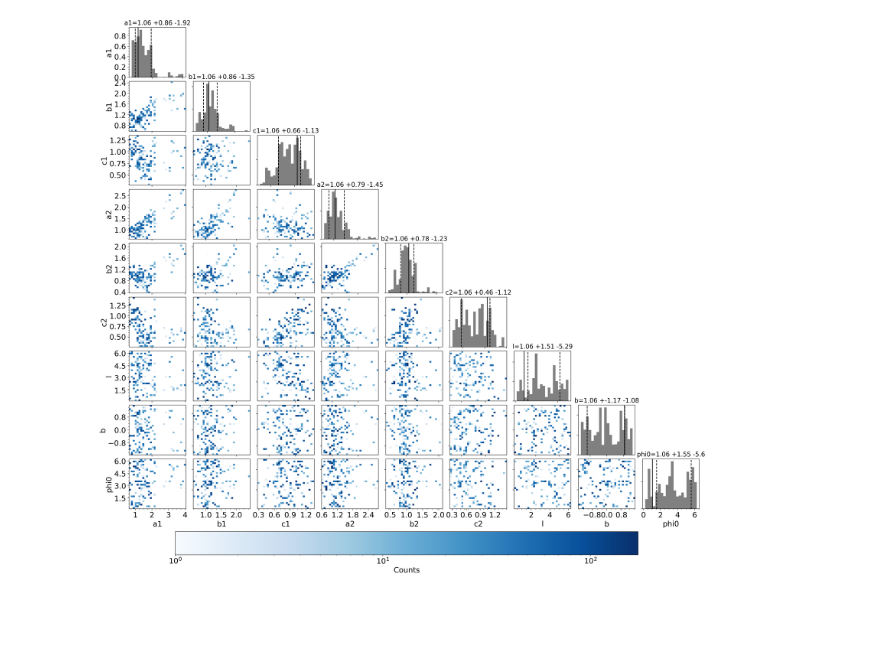
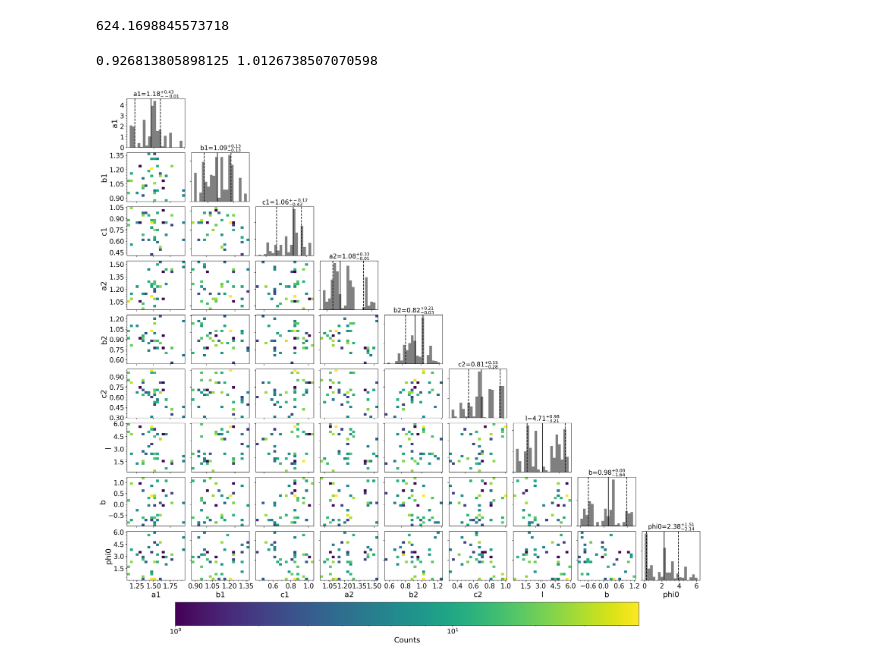
Before and after one commit to IgorEnergyOne/Binary_mcmc, a Jupyter notebook: double_mcmc_binary.ipynb, the cells around one changed output. Saved outputs shown, nothing was run; the diff lists cells and outputs as text; code cells hidden in the pictures; blank space fills up the shorter version.

```diff
--- a/double_mcmc_binary.ipynb
+++ b/double_mcmc_binary.ipynb
@@ -317,21 +212,23 @@ nan nan
 # pickle.dump(sampler, file=file_pick)
 # %%
 import pickle
-file_pick = open('both_mcmc_test.obj', 'rb')
-#file_pick = open('mcmc_results_keyinterrupt.obj', 'rb')
+file_pick = open('mcmc_results.obj', 'rb')
 sampler = pickle.load(file_pick)
 # %%
 samples_flat = sampler.flatchain
 samples = sampler.get_chain(flat=True)
-flat_ln = sampler.flatlnprobability #[np.isfinite(sampler.flatlnprobability)]
+flat_ln = sampler.flatlnprobability#[np.isfinite(sampler.flatlnprobability)]
+samples = samples[np.argwhere(flat_ln != -np.inf), :][:, 0]
 min_arg = flat_ln.argmax()
 min_chi = flat_ln[min_arg]
-print(f'len_samples_flat: {len(samples_flat)}')
+print(f'len_samples_all: {len(samples_flat)}', f'len_samples_notna: {len(samples)}')
 print(f"min_arg: {min_arg}, min_chi: {min_chi}")
 best_params = samples_flat[min_arg]
+#best_params = np.insert(best_params, 0, 1.0)
 print("""best_params: a1 = {:.2f},  b1 = {:.2f}, c1 = {:.2f},
              a2 = {:.2f}, b2 = {:.2f}, c2 = {:.2f},
              lon = {:.2f}, lat = {:.2f}, phase = {:.2f}""".format(*best_params))
-#best_params = np.insert(best_params, 0, 1.0)
-print('best:      ', [round(param, 3) for param in best_params])
+
+
+print('best:      ', [round(param, 4) for param in best_params])
 # %% [output]
@@ -348,21 +241,30 @@ pickle.dump(sampler, file=file_pick)
+# %%
+(best_params[0] * best_params[1] * best_params[2] + best_params[3] * best_params[4] * best_params[5])**1/3 * 2 * 450
+# %% [output]
+624.1698845573718
+# %%
+b1_a1 = best_params[1] / best_params[0]
+b1_a2 = best_params[1] / best_params[3]
+print(b1_a1, b1_a2)
+# %% [output]
+0.926813805898125 1.0126738507070598
 # %%
-# Number of parameters
-from matplotlib.colors import LogNorm
-import matplotlib.ticker as ticker
+data = samples[:, :9]
+#data = samples[np.argwhere(flat_ln >= min_chi*1.3), :9][:, 0]
+num_params = data.shape[1]
 
-data = samples
-num_params = data.shape[1]
 labels=["a1", "b1", "c1", "a2", "b2", "c2", "l", "b", "phi0"]
 
 plt.rcParams['figure.facecolor'] = 'white'
 plt.rcParams['axes.labelsize'] = 18
-plt.rcParams['xtick.labelsize'] = 18
-plt.rcParams['ytick.labelsize'] = 18
+plt.rcParams['xtick.labelsize'] = 16
+plt.rcParams['ytick.labelsize'] = 16
 plt.rcParams['axes.titlesize'] = 15
 # Create a figure with subplots
 fig, axes = plt.subplots(num_params, num_params, figsize=(20, 20), dpi=200)
-bins_heat = 30
+bins_heat = 20
 bins_hist = 20
+best_params_hist = samples_flat[min_arg]
 
 # Variable to store the mappable object for the colorbar
 mappable = None
@@ -373,53 +275,67 @@ for i in range(num_params):
             # Skip the upper triangle and diagonal
             axes[i, j].axis('off')
         elif i == j:
+            # get the desired percentiles
+            data_axis = data[:, i]
+            p16 = np.percentile(data_axis, q=16)
+            p84 = np.percentile(data_axis, q=84)
+            median = np.median(data_axis)
+            # data_axis = data_axis[(data_axis >= p16) & (data_axis <= p84)]
             # Diagonal: plot histograms
-            axes[i, j].hist(data[:, i], bins=bins_hist, color='gray', density=True)
-            p16 = np.percentile(data[:, i], 16)
-            p84 = np.percentile(data[:, i], 84)
-            median = np.median(data)
+            axes[i, j].hist(data_axis, bins=bins_hist, color='gray', density=True)
+
+
             axes[i, j].axvline(median, color='black')
             axes[i, j].axvline(p16, color='black', linestyle='--')
             axes[i, j].axvline(p84, color='black', linestyle='--')
             # Add title with median and percentiles
-            # axes[i, j].title.set_text(r'{0}=${1}^{2}$_{3}$'.format(labels[i],
-            #                                                        round(median,2), round(p16, 2), round(p84, 2)))
-            axes[i, j].title.set_text('{0}={1} +{2} -{3}'.format(labels[i],
-                                                               round(median,2), round(p16, 2), round(p84, 2)))
+            axes[i, j].title.set_text(r'%s=${%.2f}_{-%.2f}^{+%.2f}$' % (labels[i], round(best_params_hist[i],2),
+                                                                  round(best_params_hist[i]-p16, 2), round(p84 - best_params_hist[i], 2)))
         else:
             # Off-diagonal: plot scatter plots
-            h = axes[i, j].hist2d(data[:, j], data[:, i], bins=bins_heat, cmap='Blues', norm=LogNorm())
+            data_j = data[:, j]
+            data_i = data[:, i]
+            p16j = np.percentile(data_j, q=0)
+            p84j = np.percentile(data_j, q=100)
+            idx_j = np.argwhere((data_j >= p16j) & (data_j <= p84j))
+            # get the indexes for the 16th and 84th percentiles
+            # p16i = np.percentile(data_i, q=16)
+            # p84i = np.percentile(data_i, q=84)
+            # data_i = data_i[(data_i >= p16) & (data_i <= p84)]
+
+            h = axes[i, j].hist2d(data_j[idx_j][:, 0], data_i[idx_j][:, 0], bins=bins_heat, cmap='viridis', norm=LogNorm())
             if mappable is None:
                 mappable = h[3]  # Store the mappable object for the colorbar
             #axes[i, j].set_xlabel(labels[j])
 
         # Remove labels for cleaner look
         if i < num_params - 1:
             axes[i, j].set_xticklabels([])
         if j > 0:
             axes[i, j].set_yticklabels([])
 
         # Add axis labels
         if i == num_params - 1:
             axes[i, j].set_xlabel(labels[j])
             axes[i, j].xaxis.set_major_locator(ticker.MaxNLocator(4))
             axes[i, j].xaxis.set_minor_locator(ticker.MaxNLocator(15))
         if j == 0:
             axes[i, j].set_ylabel(labels[i])
             axes[i, j].yaxis.set_major_locator(ticker.MaxNLocator(5))
             axes[i, j].yaxis.set_minor_locator(ticker.MaxNLocator(20))
 
 
 # Add a colorbar at the bottom for all subplots
 if mappable:
     cbar = fig.colorbar(mappable, ax=axes, orientation='horizontal', fraction=0.05, pad=-0.25, shrink=2.0)
     cbar.set_label('Counts')
 
 # Adjust layout
 plt.tight_layout(pad=0.1, h_pad=-0.4, w_pad=0.0)
+#plt.savefig('images/correlation_mcmc.pdf', bbox_inches='tight', format='pdf')
 plt.show()
 # %% [output]
-[figure, old version]
+[figure, new version]
 # %%
 Nalpha=50
 dalphadbeta = math.pi**2/Nalpha**2
```
Also changed, not shown: parts of 19 cells of this notebook.
